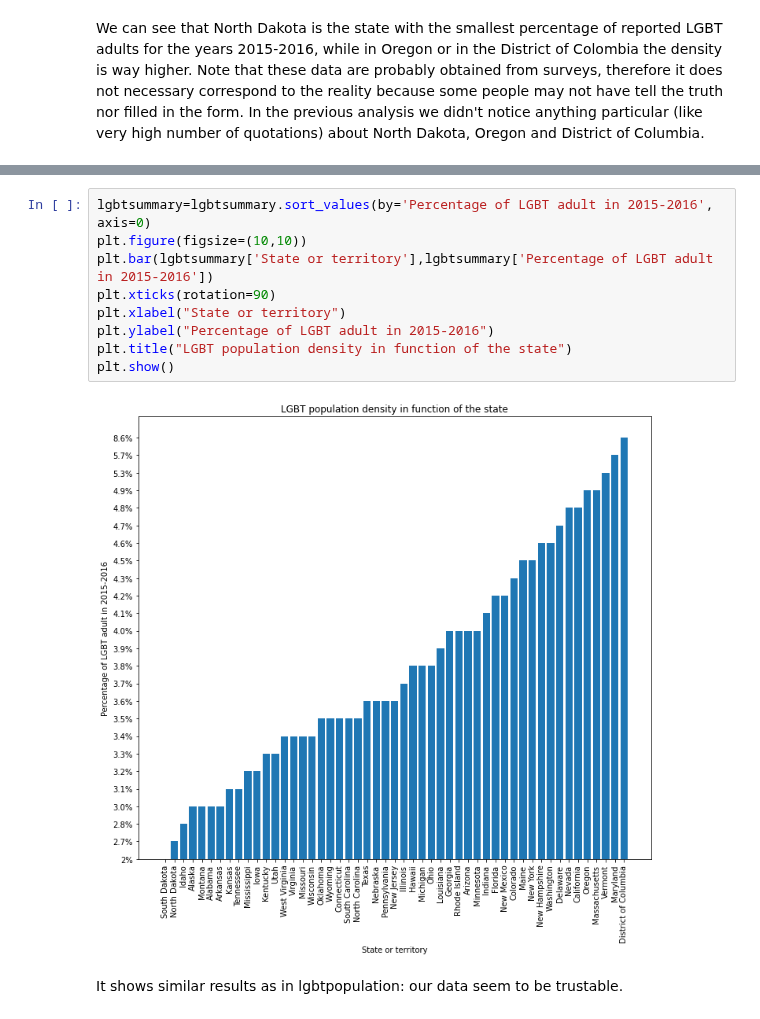
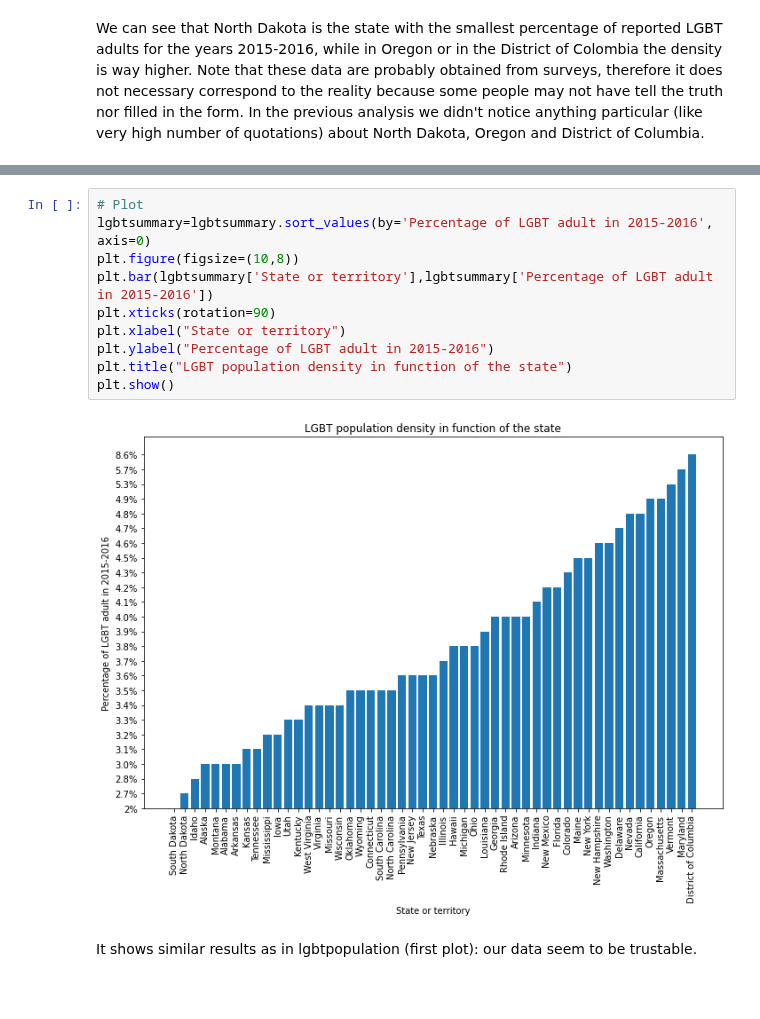
Before and after one commit to epfl-ada/ada-2021-project-ada_group_project, a Jupyter notebook: basic_exploration.ipynb, the cells around one changed output, grey strips where cells are left out. Drawn from its saved outputs; the diff is of its cells as text; blank space fills up the shorter version.

```diff
--- a/basic_exploration.ipynb
+++ b/basic_exploration.ipynb
@@ -600,15 +884,16 @@ lgbtsummary.head(lgbtsummary.shape[0]) #just to check that it is well ordered th
 | 49 | 50 | Wyoming | 3.5% | 0.32% |
 | 50 | 51 | North Dakota | 2.7% | 0.30% |
 # %%
+# Plot
 lgbtsummary=lgbtsummary.sort_values(by='Percentage of LGBT adult in 2015-2016', axis=0)
-plt.figure(figsize=(10,10))
+plt.figure(figsize=(10,8))
 plt.bar(lgbtsummary['State or territory'],lgbtsummary['Percentage of LGBT adult in 2015-2016'])
 plt.xticks(rotation=90)
 plt.xlabel("State or territory")
 plt.ylabel("Percentage of LGBT adult in 2015-2016")
 plt.title("LGBT population density in function of the state")
 plt.show()
 # %% [output]
-[figure, old version]
+[figure, new version]
 # %% [markdown]
-It shows similar results as in lgbtpopulation: our data seem to be trustable.
+It shows similar results as in lgbtpopulation (first plot): our data seem to be trustable.
```
Also changed, not shown: parts of 121 cells of this notebook.
